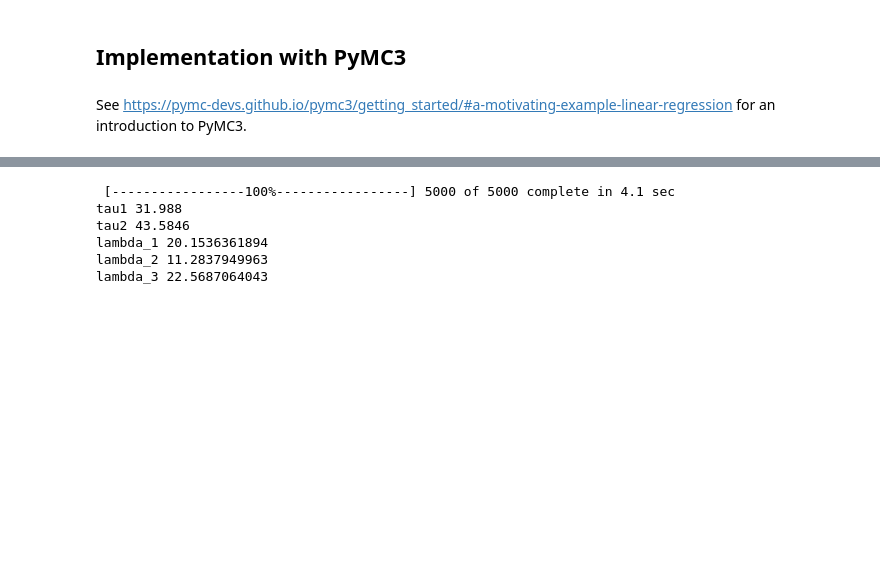
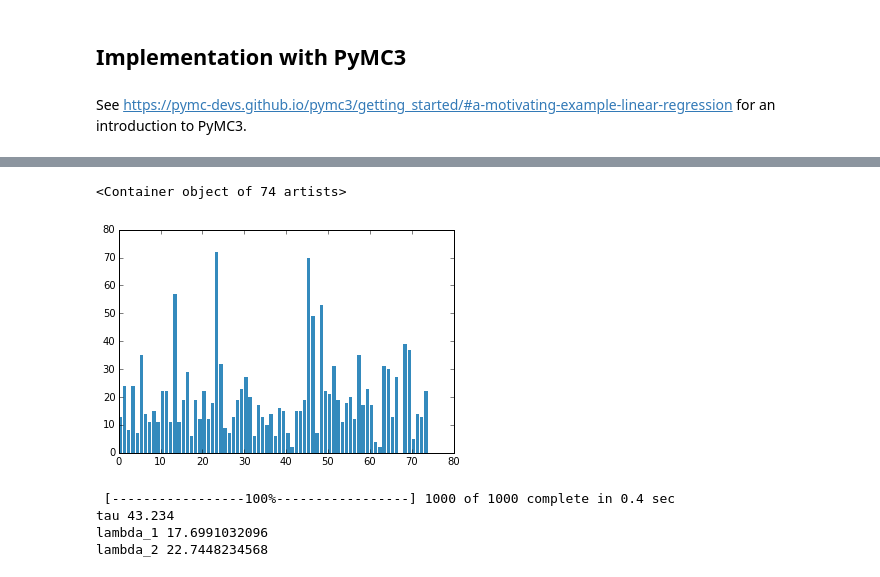
Before and after one commit to hadim/Public-Notebooks, a Jupyter notebook: msd_bayes/msd_bayes.ipynb, the cells around one changed output, grey strips where cells are left out. Drawn from its saved outputs; the diff is of its cells as text; code cells hidden in the pictures; blank space fills up the shorter version.

```diff
--- a/msd_bayes/msd_bayes.ipynb
+++ b/msd_bayes/msd_bayes.ipynb
@@ -202,45 +176,38 @@ plt.plot(mcount, lw=4, color="#E24A33")
+# %%
+count_data = np.loadtxt("txtdata.csv")
+plt.bar(np.arange(len(count_data)), count_data, color="#348ABD", edgecolor="none")
+# %% [output]
+<Container object of 74 artists>
+[figure, added]
 # %%
-count_data = np.loadtxt("/home/hadim/txtdata.csv")
-
-@theano.compile.ops.as_op(itypes=[t.lscalar, t.lscalar, t.dscalar, t.dscalar, t.dscalar], otypes=[t.dvector])
-def lambda_(tau1, tau2, lambda_1, lambda_2, lambda_3):
-    out = np.zeros(len(count_data))
-    out[:tau1] = lambda_1  # lambda before tau is lambda1
-    out[tau1:tau2] = lambda_2  # lambda before tau is lambda1
-    out[tau2:] = lambda_3  # lambda after (and including) tau is lambda2
-    return out
+count_data = np.loadtxt("txtdata.csv")
 
 alpha = 1.0 / count_data.mean()  # Recall count_data is the variable that holds our txt counts
 
 with pm.Model() as model:
 
-    lambda_1 = pm.Exponential("lambda_1", alpha)
+    lambda_1 = pm.Exponential("lambda_1", alpha, testval=17)
     lambda_2 = pm.Exponential("lambda_2", alpha)
-    lambda_3 = pm.Exponential("lambda_3", alpha)
 
-    tau1 = pm.DiscreteUniform("tau1", lower=0, upper=len(count_data))
-    tau2 = pm.DiscreteUniform("tau2", lower=0, upper=len(count_data))
+    tau = pm.DiscreteUniform("tau", lower=0, upper=len(count_data))
 
-    observation = pm.Poisson("observation", mu=lambda_(tau1, tau2, lambda_1, lambda_2, lambda_3),
-                             observed=count_data)
+    days = np.arange(len(count_data))
+    lambda_ = pm.switch(tau >= days, lambda_1, lambda_2)
+
+    observation = pm.Poisson("observation", mu=lambda_, observed=count_data)
 
     step = pm.Metropolis()
-    trace = pm.sample(5000, step)
+    trace = pm.sample(1000, step)
 
 print()
-print("tau1", trace['tau1'].mean())
-print("tau2", trace['tau2'].mean())
-
+print("tau", trace['tau'].mean())
 print("lambda_1", trace['lambda_1'].mean())
 print("lambda_2", trace['lambda_2'].mean())
-print("lambda_3", trace['lambda_3'].mean())
 # %% [output]
- [-----------------100%-----------------] 5000 of 5000 complete in 4.1 sec
-tau1 31.988
-tau2 43.5846
-lambda_1 20.1536361894
-lambda_2 11.2837949963
-lambda_3 22.5687064043
+ [-----------------100%-----------------] 1000 of 1000 complete in 0.4 sec
+tau 43.234
+lambda_1 17.6991032096
+lambda_2 22.7448234568
 # %%
 pm.traceplot(trace)
 # %% [output]
```
Also changed, not shown: parts of 17 cells of this notebook.
